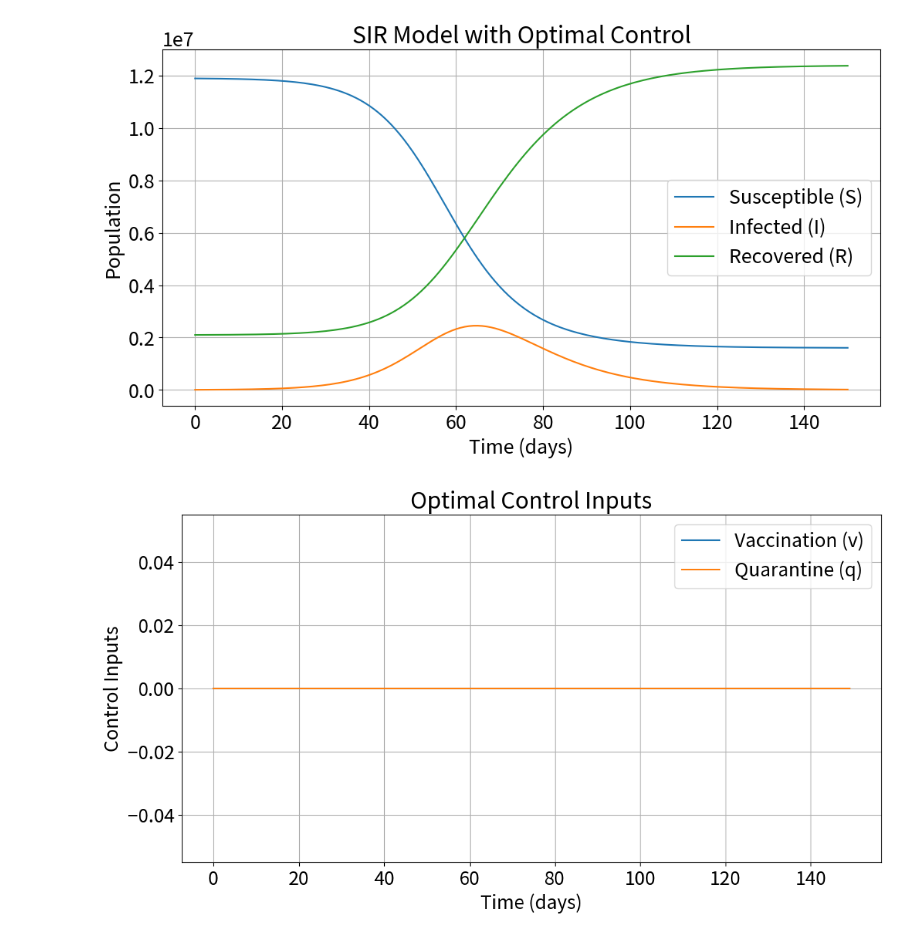
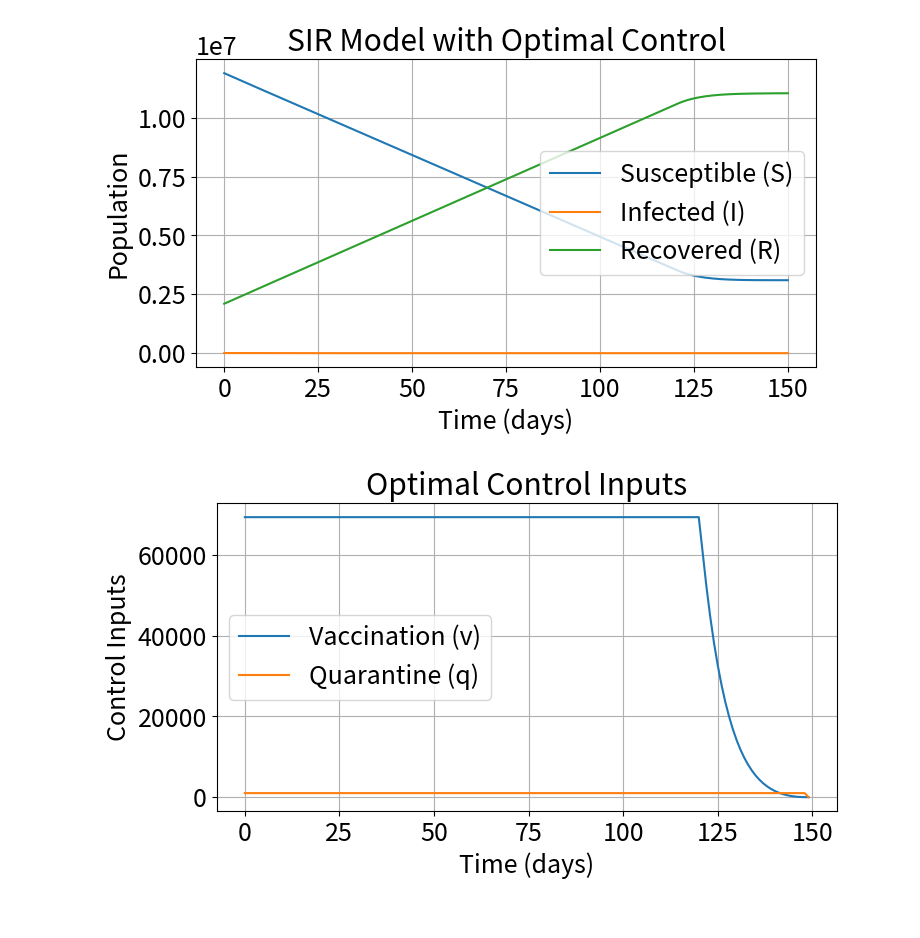
Before and after one commit to junya737/sir-model, a Jupyter notebook: control.ipynb, the cells around one changed output. Saved outputs shown, nothing was run; the diff lists cells and outputs as text; code cells hidden in the pictures.

```diff
--- a/control.ipynb
+++ b/control.ipynb
@@ -7,23 +7,26 @@ import matplotlib.pyplot as plt
 # パラメータ設定
 T = 150  # 時間ステップ
 dt = 1  # 時間刻み
+
 N = 1.4 * 10**7    # 全人口
-
 I0 = 5288            # 初期感染者数
 R0= N * 0.15             # 初期回復者数
 S0 = N - I0 - R0   # 初期の感受性者数
+
 gamma = 0.1        # 回復率
 r0 = 2.28        # 基本再生産数
 beta = r0 * gamma / S0  # 伝染率
 
-V_max = 20  # ワクチン最大接種量
-Q_max = 20  # 隔離最大量
+V_max = 6.94 * 10**4  # ワクチン最大接種量　期間中の一日あたりのワクチン接種数が62.5万人．東京はその約1/10．それの2
+Q_max = 1000  # 隔離最大量
+
 
 # 重みパラメータ
 mu_I = 1  # 感染者数のコスト
 mu_v = 1  # ワクチンコスト
 mu_q = 1  # 隔離コスト
-
+mu_S = 0.01  # 感受性者数のコスト
+mu_R = 0.1  # 回復者数のコスト
 
 
 # 初期化
@@ -39,7 +42,9 @@ lambda_R = np.zeros(T + 1)
 
 # 初期状態と終端条件
 S[0], I[0], R[0] = S0, I0, R0
-lambda_S[-1], lambda_I[-1], lambda_R[-1] = 0, 2 * mu_I * I[-1], 0
+
+# 終端条件
+lambda_S[-1], lambda_I[-1], lambda_R[-1] = -mu_S, 2 * mu_I * I[-1], -mu_R
 
 # 反復計算
 epsilon = 1e-3  # 収束条件
@@ -47,9 +52,11 @@ max_iter = 100  # 最大反復回数
 for iteration in range(max_iter):
     # 逆向きに共役変数を更新
     for t in reversed(range(T)):
-        lambda_S[t] = lambda_S[t + 1] + beta * I[t] * (lambda_I[t + 1] - lambda_S[t + 1])
-        lambda_I[t] = lambda_I[t + 1] + 2 * mu_I * I[t] + beta * S[t] * (lambda_I[t + 1] - lambda_S[t + 1]) - gamma * (lambda_R[t + 1] + lambda_I[t + 1])
-        lambda_R[t] = lambda_R[t + 1]
+        # 共役変数の更新
+        lambda_S[t] = lambda_S[t + 1] - mu_S + beta * I[t] * (lambda_I[t + 1] - lambda_S[t + 1])
+        lambda_I[t] = lambda_I[t + 1] + 2 * mu_I * I[t] + beta * S[t] * (lambda_I[t + 1] - lambda_S[t + 1]) + gamma * (lambda_R[t + 1] - lambda_I[t + 1])
+        lambda_R[t] = lambda_R[t + 1] - mu_R
+
 
     # 順方向に状態を更新
     prev_v = v.copy()
@@ -63,34 +70,34 @@ for iteration in range(max_iter):
         S[t + 1] = max(0, S[t] - beta * S[t] * I[t] - v[t])
         I[t + 1] = max(0, I[t] + beta * S[t] * I[t] - gamma * I[t] - q[t])
         R[t + 1] = max(0, R[t] + gamma * I[t] + v[t] + q[t])
 
     # 収束判定
     if np.max(np.abs(v - prev_v)) < epsilon and np.max(np.abs(q - prev_q)) < epsilon:
         break
 
 # 結果のプロット
 time = np.arange(T + 1)
 
-plt.figure(figsize=(12, 6))
+plt.figure(figsize=(8, 4))
 plt.plot(time, S, label='Susceptible (S)')
 plt.plot(time, I, label='Infected (I)')
 plt.plot(time, R, label='Recovered (R)')
 plt.xlabel('Time (days)')
 plt.ylabel('Population')
 plt.title('SIR Model with Optimal Control')
 plt.legend()
 plt.grid(True)
 plt.show()
 
-plt.figure(figsize=(12, 6))
+plt.figure(figsize=(8, 4))
 plt.plot(np.arange(T), v, label='Vaccination (v)')
 plt.plot(np.arange(T), q, label='Quarantine (q)')
 plt.xlabel('Time (days)')
 plt.ylabel('Control Inputs')
 plt.title('Optimal Control Inputs')
 plt.legend()
 plt.grid(True)
 plt.show()
 # %% [output]
-[figure, old version]
+[figure, new version]
-[figure, old version]
+[figure, new version]
```
Also changed, not shown: parts of 1 cell of this notebook.
